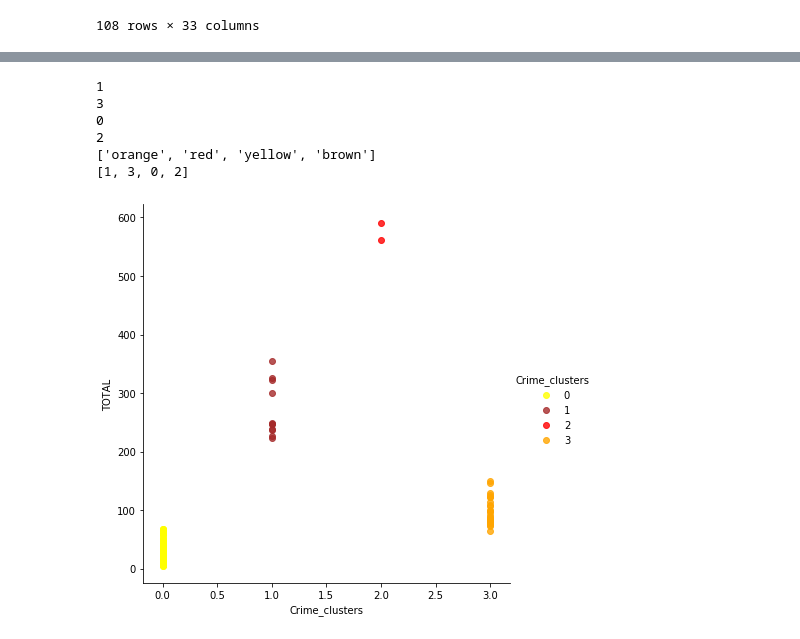
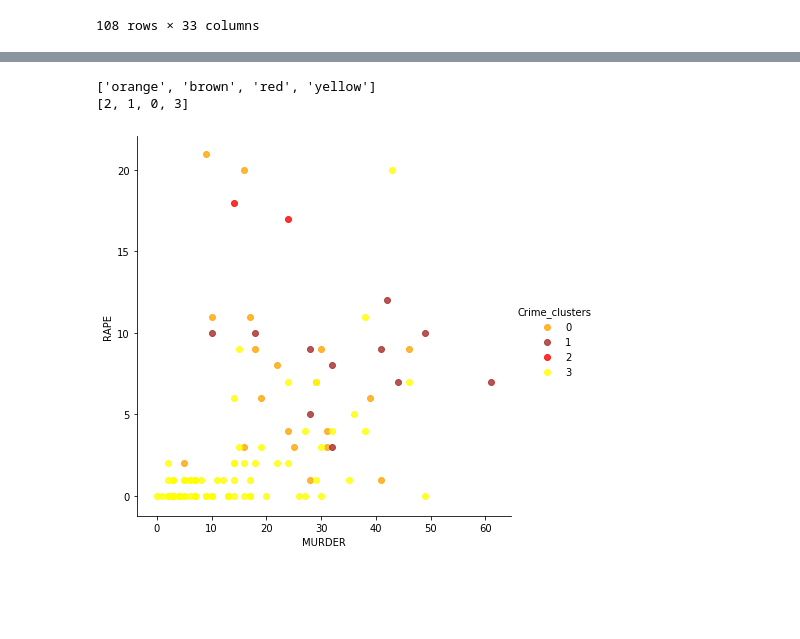
Before and after one commit to biswajit-debnath/Crime-Analysis-of-North-East-India, a Jupyter notebook: K means/K-means test.ipynb, the cells around one changed output, grey strips where cells are left out. Cells and saved outputs as stored; diff of their text form; code cells hidden in the pictures; blank space fills up the shorter version.

```diff
--- a/K means/K-means test.ipynb
+++ b/K means/K-means test.ipynb
@@ -35,8 +36,10 @@ df
 108 rows × 33 columns
 # %%
 # data_arr= data.to_numpy()
-# data = df[['MURDER','RAPE','THEFT','BURGLARY','ASSAULT ON WOMEN WITH INTENT TO OUTRAGE HER MODESTY']]
-data = df[['DISTRICT','MURDER']]
+#Selecting the attributes
+data = df[['MURDER','RAPE','THEFT','BURGLARY','ASSAULT ON WOMEN WITH INTENT TO OUTRAGE HER MODESTY']]
+# data = df[['DISTRICT','MURDER']]
+# Adding all the crime and storing it on a new column called TOTAL
 data["TOTAL"]= data.sum(axis=1)
 data
 # %% [output]
@@ -124,6 +127,23 @@ centers
 dum_arr= np.array([0,1,2,3])
 center_sum
 
-v_high = df.Crime_clusters == 1
-df[v_high]
+
+# v_high = df.Crime_clusters == cluster_index[0]
+# df[v_high]
+State_selected="CHANDEL"
+v_high = df.DISTRICT == State_selected
+df_dis=df[v_high]
+df_dis=df_dis.Crime_clusters
+df_dis=df_dis.to_numpy()
+len_dis=np.size(df_dis)
+# df_dis[6]
+DTree_pred=[[0,0,0,0]]
+for i in range(0,len_dis):
+    cluster_value=df_dis[i]
+    index= np.where(cluster_index == cluster_value )
+    index=index[0][0]
+    DTree_pred[0][index]=DTree_pred[0][index]+1
+DTree_pred
+y_pred = clf.predict(DTree_pred)
+y_pred[0]
 # %% [output]
@@ -152,8 +177,8 @@ cluster_index = []
 cluster_intens=['red','brown','orange','yellow']
 cluster_color=['red','brown','orange','yellow']
 for i in range(0,4):
-    index= np.argmax(center_sum)
-    print(index)
+    index= np.argmax(center_sum) #FInds the max element fron the array
+#     print(index)
     center_sum[index]=0;
 
 #     np.insert(cluster_index,0,index)
@@ -163,16 +188,12 @@ for i in range(0,4):
 print(cluster_color)
 print(cluster_index)
 # %% [output]
-1
-3
-0
-2
-['orange', 'red', 'yellow', 'brown']
-[1, 3, 0, 2]
+['orange', 'brown', 'red', 'yellow']
+[2, 1, 0, 3]
 # %%
 # center_sum
-sns.lmplot( 'Crime_clusters','TOTAL',  data=data,
+sns.lmplot( 'MURDER','RAPE',  data=data,
         hue = 'Crime_clusters',palette=(cluster_color[0],cluster_color[1],cluster_color[2], cluster_color[3]),
         fit_reg=False, size = 6 );
 # %% [output]
-[figure, old version]
+[figure, new version]
```
Also changed, not shown: parts of 21 cells of this notebook, 10 other files.
